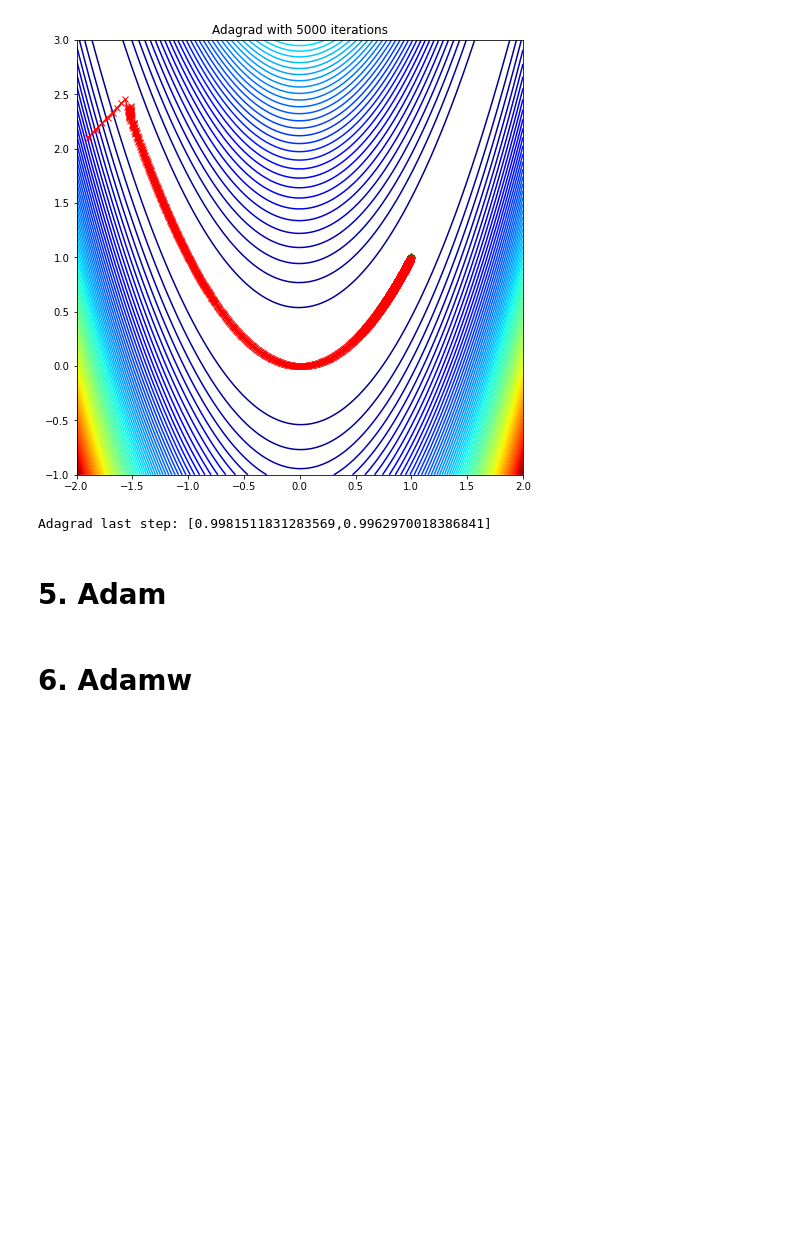
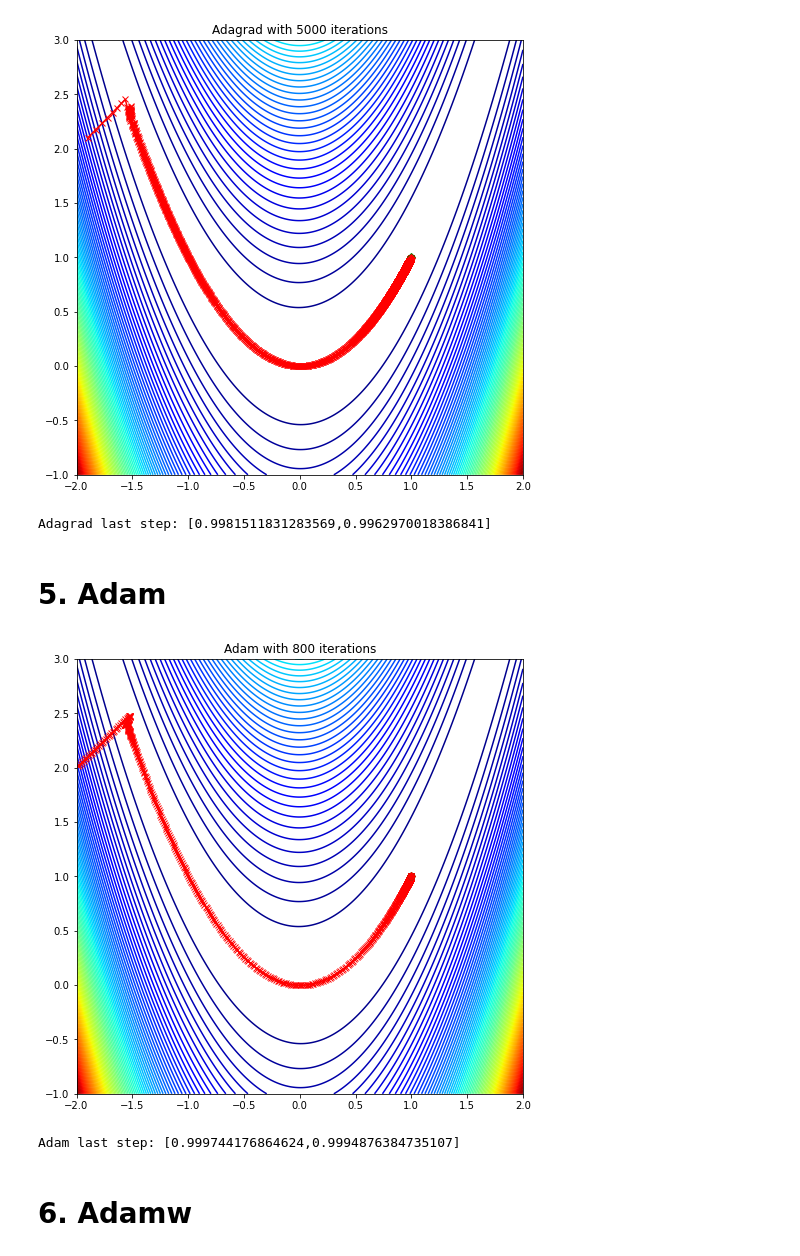
Before and after one commit to bsraya/nthu-numerical-optimization, a Jupyter notebook: hw2.ipynb, the cells around one changed output. Drawn from its saved outputs; the diff is of its cells as text; code cells hidden in the pictures; blank space fills up the shorter version.

```diff
--- a/hw2.ipynb
+++ b/hw2.ipynb
@@ -152,13 +149,19 @@ Adagrad last step: [0.9981511831283569,0.9962970018386841]
 # %%
 adam_steps = experiment(
   optimizer = optim.Adam,
   hyperparameters = {
-    'lr':0.1,
-    'weight_decay': 0
+    'lr':0.0125,
+    'betas': (0.9, 0.999),
+    'eps': 1e-6,
+    'weight_decay': 0,
+    'amsgrad': False
   },
-  iters = 5000
+  iters = 800
 )
 print(f"Adam last step: [{adam_steps[0][-1]},{adam_steps[1][-1]}]")
+# %% [output]
+[figure, added]
+Adam last step: [0.999744176864624,0.9994876384735107]
 # %% [markdown]
 # 6. Adamw
 # %%
```
Also changed, not shown: parts of 7 cells of this notebook.
